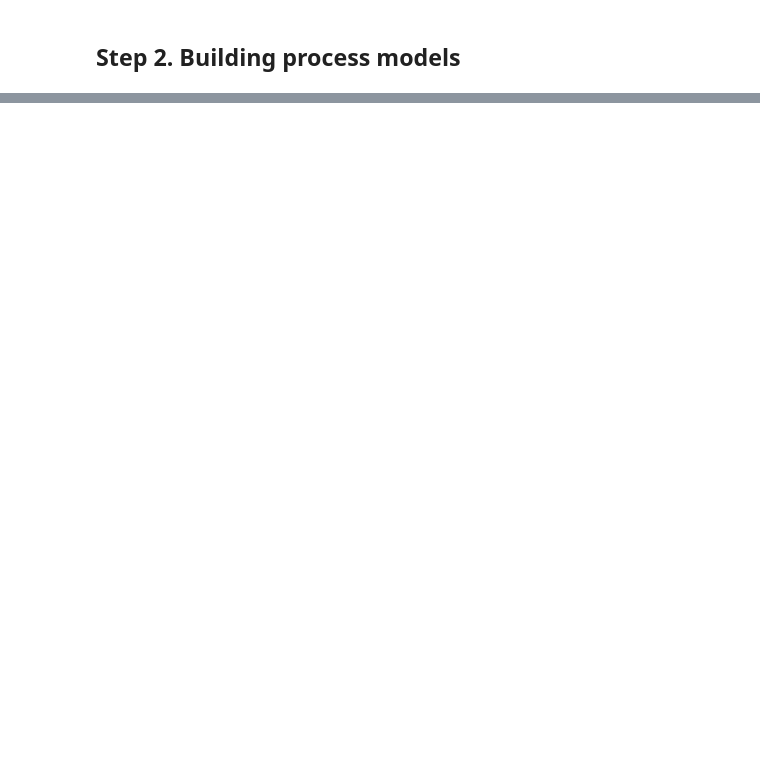
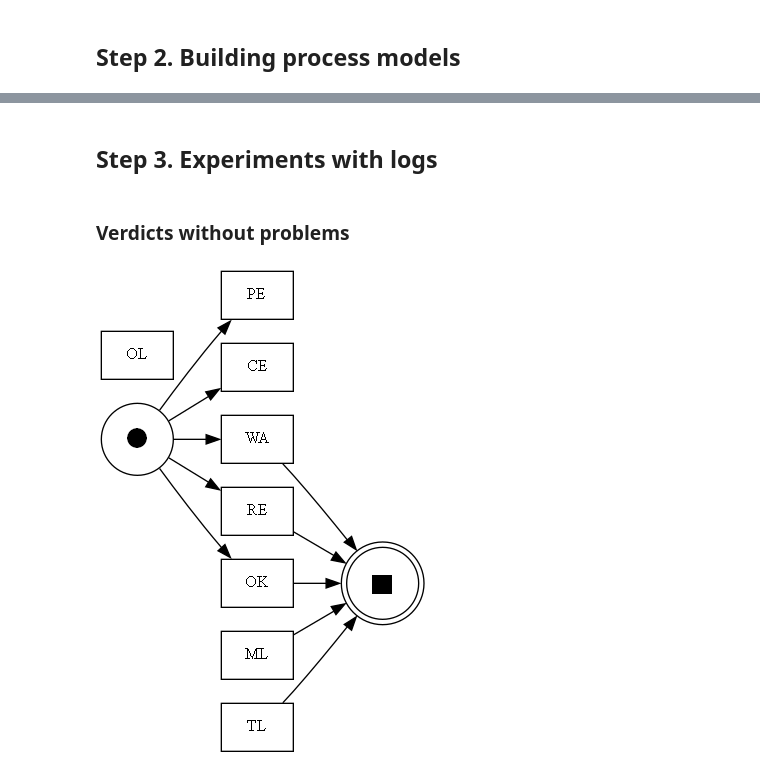
Before and after one commit to APAlekseeva/coursework-masters-1st, a Jupyter notebook: coursework.ipynb, the cells around one changed output, grey strips where cells are left out. Saved outputs shown, nothing was run; the diff lists cells and outputs as text; code cells hidden in the pictures; blank space fills up the shorter version.

Commit message:
Updated main script
BPMN, petri nets, process trees & DFGs are built in three event log modifications

```diff
--- a/coursework.ipynb
+++ b/coursework.ipynb
@@ -175,0 +147,6 @@ df_hard
+# %%
+net, im, fm = pm4py.discover_petri_net_alpha(event_log)
+# pm4py.view_petri_net(net, im, fm, format='png')
+# %%
+net_ind, im_ind, fm_ind = pm4py.discover_petri_net_inductive(event_log, noise_threshold=0.2)
+# pm4py.view_petri_net(net_ind, im_ind, fm_ind, format='png')
@@ -175,0 +171,4 @@ df_hard
+# %%
+fitness_a = pm4py.fitness_alignments(event_log, net, im, fm)
+# %%
+fitness_a_ind = pm4py.fitness_alignments(event_log, net_ind, im_ind, fm_ind)
@@ -175,0 +272,14 @@ df_hard
+# %% [markdown]
+## Step 3. Experiments with logs
+# %% [markdown]
+### Verdicts without problems
+# %%
+df_v = df[['absoluteTime', 'problem', 'user', 'lang', 'maxTime', 'maxMemory', 'verdict']].copy()
+df_v = df_v.rename(columns = {'lang':'case:lang', 'maxTime':'case:maxTime', 'maxMemory':'case:maxMemory', 'problem':'case:problem'})
+df_v = pm4py.format_dataframe(df_v, case_id = 'user', activity_key = 'verdict', timestamp_key='absoluteTime')
+log_v = pm4py.convert_to_event_log(df_v)
+
+net_v, im_v, fm_v = pm4py.discover_petri_net_alpha(log_v)
+# pm4py.view_petri_net(net_v, im_v, fm_v, format='png')
+# %% [output]
+[figure, added]
```
Also changed, not shown: parts of 52 cells of this notebook.
